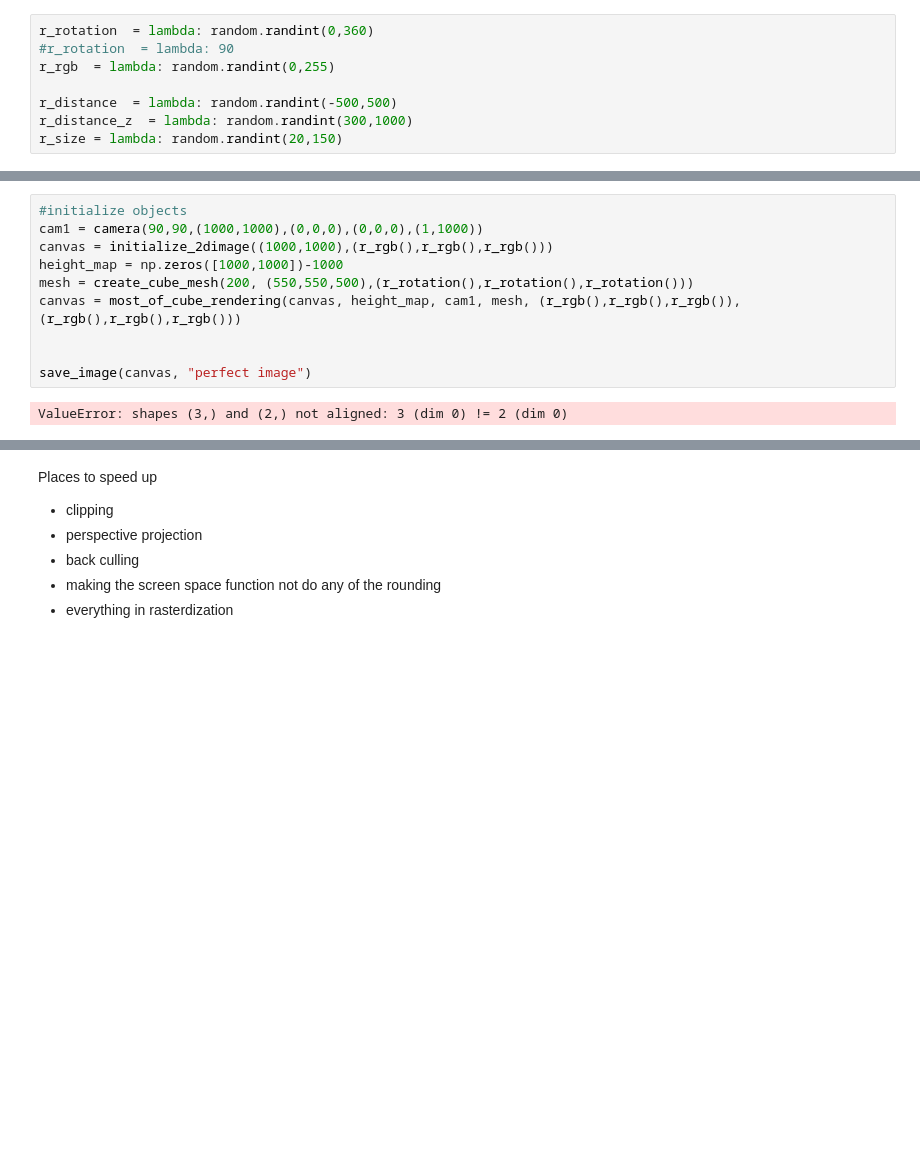
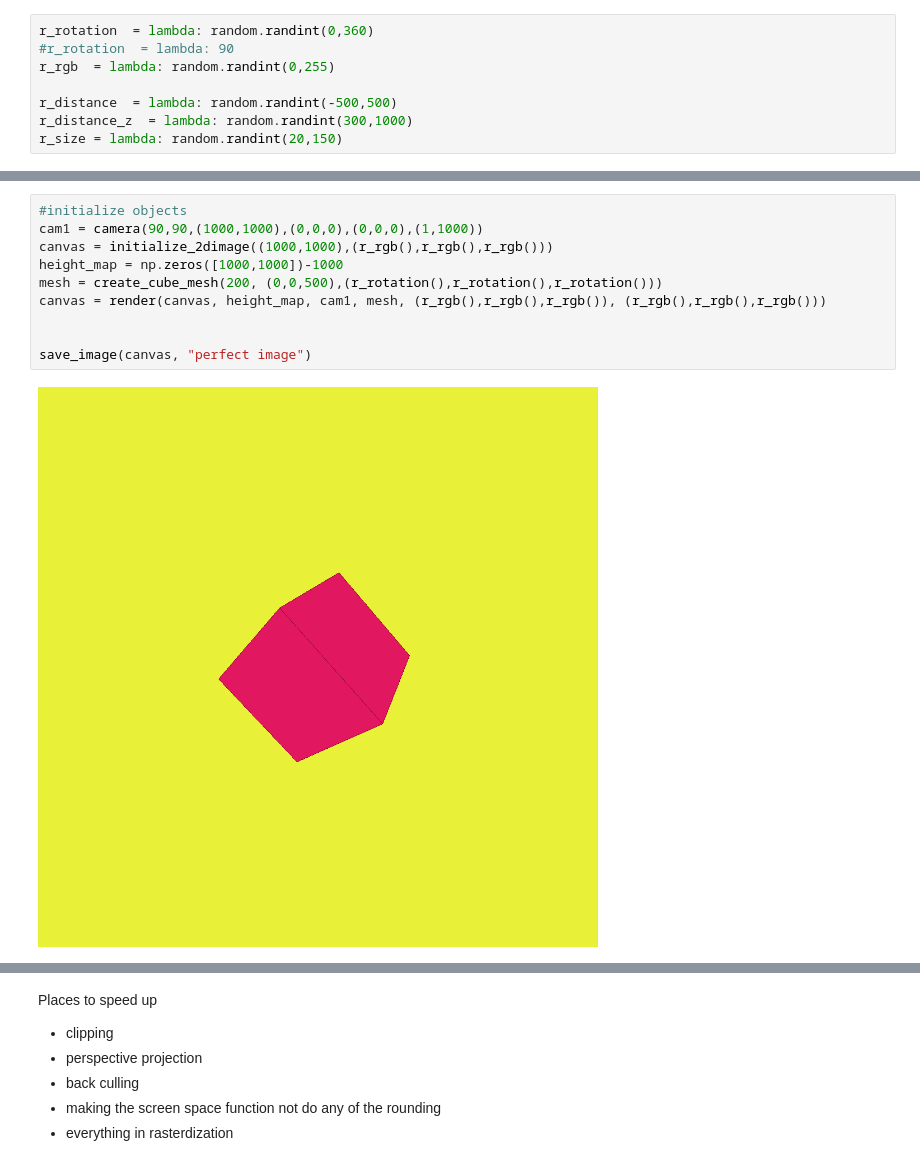
Before and after one commit to DoBeJamin/renderer, a Jupyter notebook: Renderer 4.0.ipynb, the cells around one changed output, grey strips where cells are left out. Saved outputs shown, nothing was run; the diff lists cells and outputs as text; blank space fills up the shorter version.

```diff
--- a/Renderer 4.0.ipynb
+++ b/Renderer 4.0.ipynb
@@ -274,15 +287,15 @@ r_size = lambda: random.randint(20,150)
 # %%
 #initialize objects
 cam1 = camera(90,90,(1000,1000),(0,0,0),(0,0,0),(1,1000))
 canvas = initialize_2dimage((1000,1000),(r_rgb(),r_rgb(),r_rgb()))
 height_map = np.zeros([1000,1000])-1000
-mesh = create_cube_mesh(200, (550,550,500),(r_rotation(),r_rotation(),r_rotation()))
-canvas = most_of_cube_rendering(canvas, height_map, cam1, mesh, (r_rgb(),r_rgb(),r_rgb()), (r_rgb(),r_rgb(),r_rgb()))
+mesh = create_cube_mesh(200, (0,0,500),(r_rotation(),r_rotation(),r_rotation()))
+canvas = render(canvas, height_map, cam1, mesh, (r_rgb(),r_rgb(),r_rgb()), (r_rgb(),r_rgb(),r_rgb()))
 
 
 save_image(canvas, "perfect image")
 # %% [output]
-ValueError: shapes (3,) and (2,) not aligned: 3 (dim 0) != 2 (dim 0)
+[figure, added]
 # %%
 #initialize objects
 cam1 = camera(90,90,(1000,1000),(0,0,0),(0,0,0),(1,1000))
```
Also changed, not shown: parts of 27 cells of this notebook, 3 other files.
